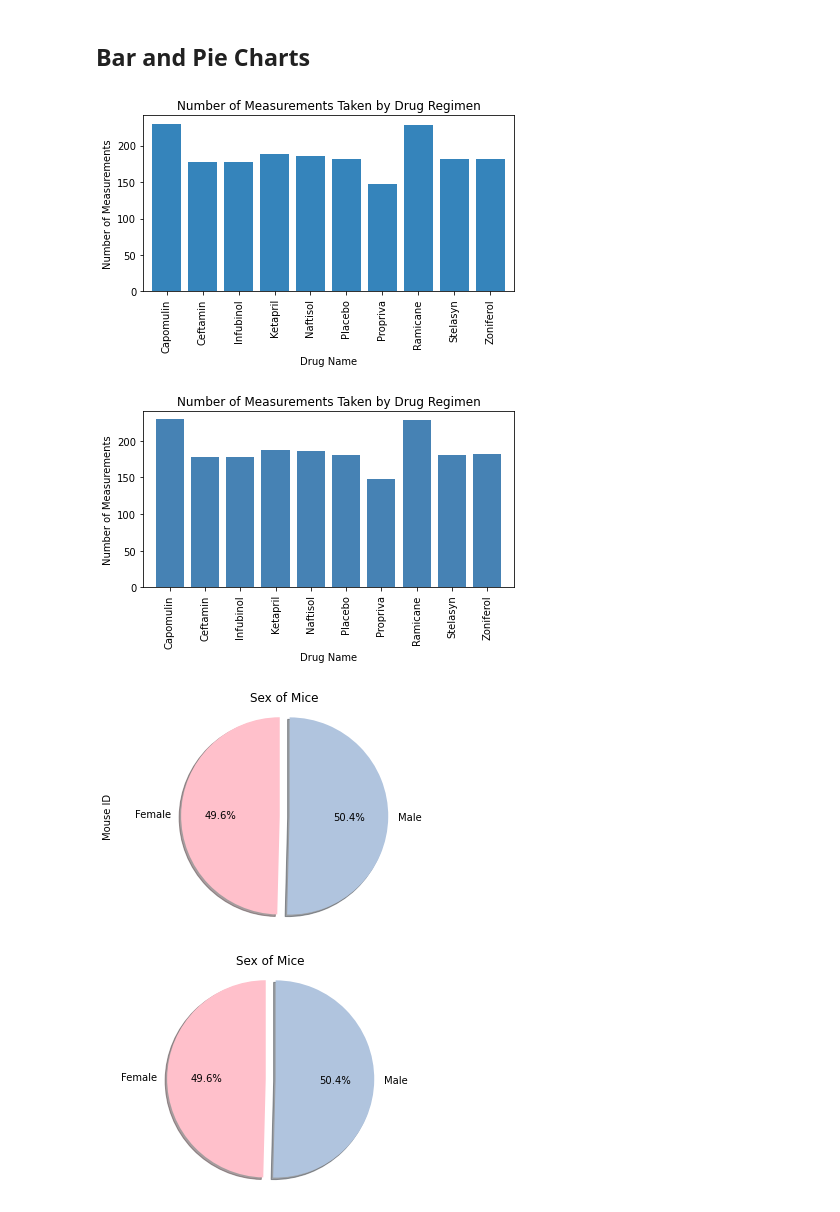
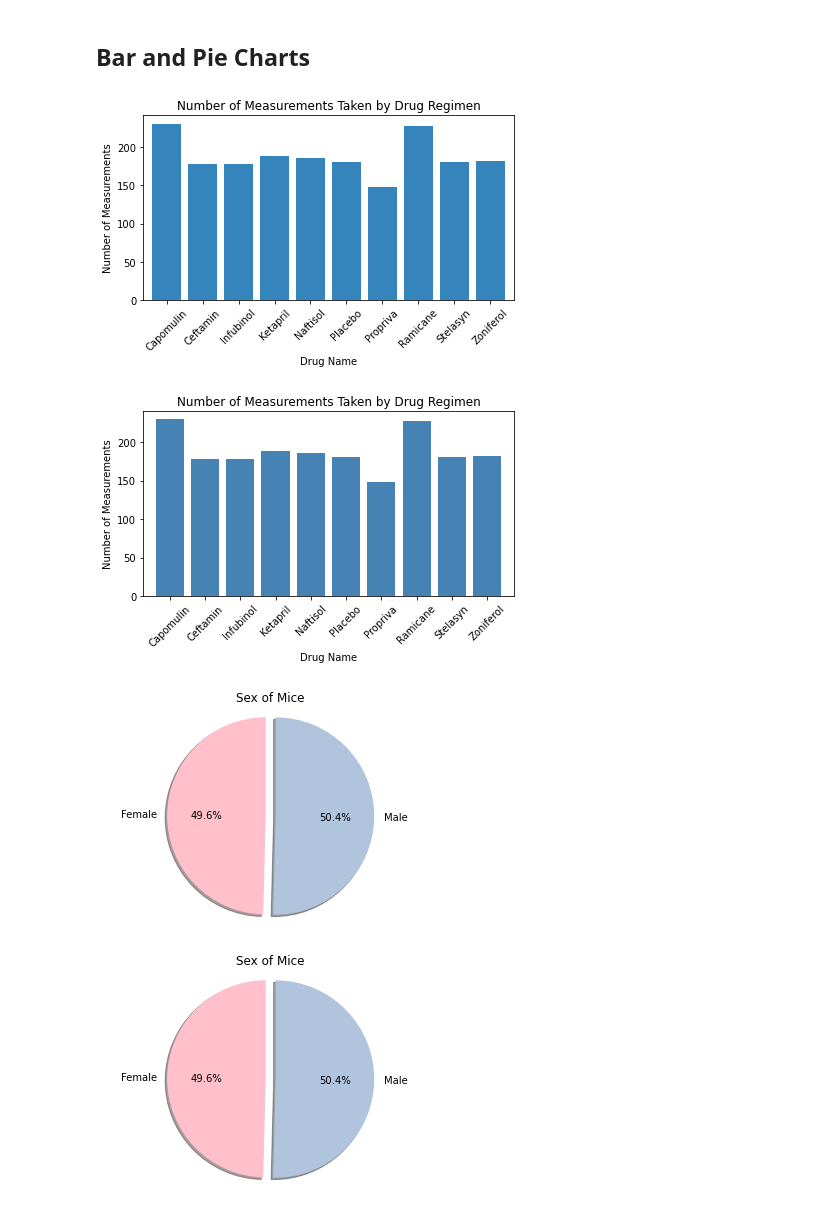
Before and after one commit to RobinWaves/matplotlib-challenge, a Jupyter notebook: pymaceuticals.ipynb, the cells around one changed output. Cells and saved outputs as stored; diff of their text form; code cells hidden in the pictures.

Commit message:
Finished all plots

```diff
--- a/pymaceuticals.ipynb
+++ b/pymaceuticals.ipynb
@@ -141,20 +141,21 @@ grouped_drug
 # %%
 # Generate a bar plot showing the total number of measurements taken on each drug regimen using pandas.
 drug_count = drug_group['Drug Regimen'].count()
-drug_bar_chart = drug_count.plot(kind='bar', width=.8, alpha=.9, title="Number of Measurements Taken by Drug Regimen")
+drug_bar_chart = drug_count.plot(kind='bar', width=.8, alpha=.9, rot=45, title="Number of Measurements Taken by Drug Regimen")
 drug_bar_chart.set_xlabel("Drug Name")
 drug_bar_chart.set_ylabel("Number of Measurements")
 
 plt.tight_layout()
+plt.savefig('PandasBar')
 plt.show()
 # %% [output]
-[figure, old version]
+[figure, new version]
 # %%
 # Generate a bar plot showing the total number of measurements taken on each drug regimen using pyplot.
 x_axis = np.arange(len(drug_group))
 
 plt.bar(x_axis, drug_count, color='steelblue', alpha=1, align="center")
-plt.xticks(x_axis, drug_count.index, rotation="vertical")
+plt.xticks(x_axis, drug_count.index, rotation=45)
 
 # Set x and y limits
 plt.xlim(-0.75, len(drug_group)-.25)
@@ -167,22 +168,24 @@ plt.ylabel("Number of Measurements")
 
 # show the graph
 plt.tight_layout()
+plt.savefig('PyplotBar')
 plt.show()
 # %% [output]
-[figure, old version]
+[figure, new version]
 # %%
-# *** Get Mouse ID off the side? ***
 # Generate a pie plot showing the distribution of female versus male mice using pandas
 gender_group = clean_mouse.groupby('Sex')
 gender_count = gender_group['Mouse ID'].nunique()
 
 # Create a bar chart based off of the group series from before
-gender_count.plot.pie(shadow=True, startangle=90, colors=['pink', 'lightsteelblue'],
+ax = gender_count.plot.pie(shadow=True, startangle=90, colors=['pink', 'lightsteelblue'],
                       explode=(0, 0.1), autopct='%1.1f%%')
+ax.set_ylabel('')
 plt.title('Sex of Mice')
 plt.axis('equal')
+plt.savefig('PandasPie')
 plt.show()
 # %% [output]
-[figure, old version]
+[figure, new version]
 # %%
 # Generate a pie plot showing the distribution of female versus male mice using pyplot
```
Also changed, not shown: parts of 6 cells of this notebook, 7 other files.
